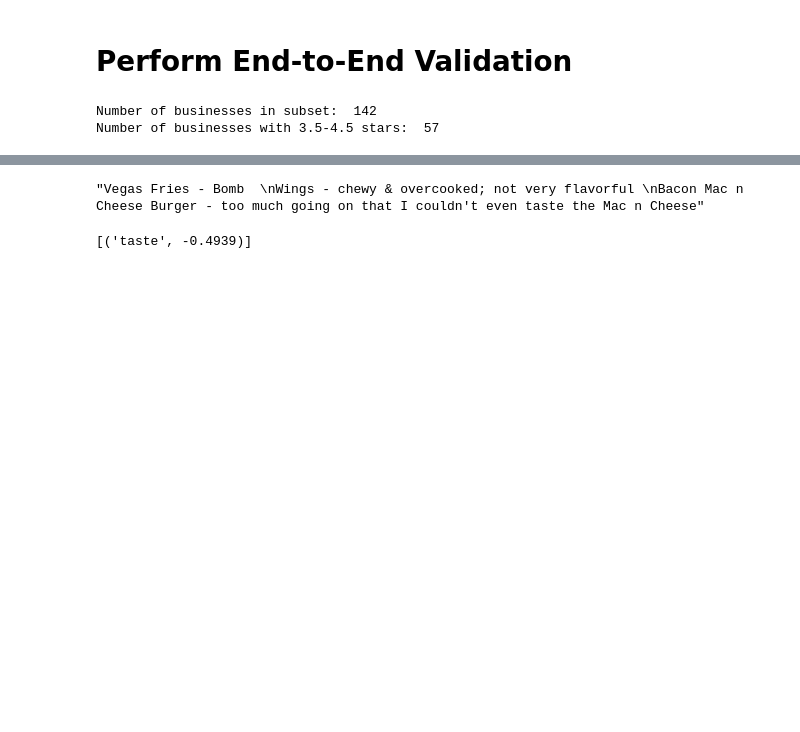
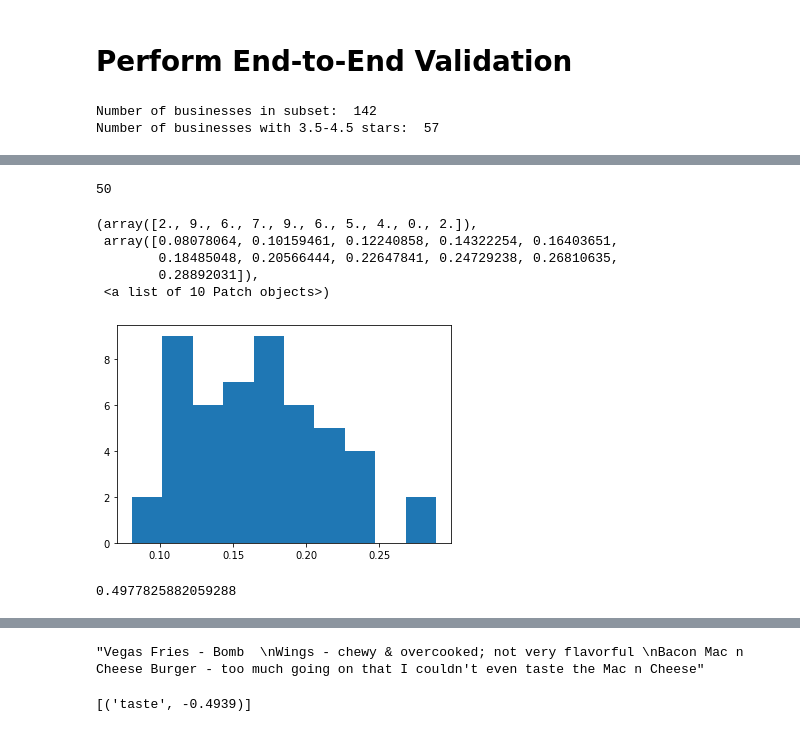
Before and after one commit to timjaya/neoway-brand-sentiment, a Jupyter notebook: analysis/final_validation_nico_rule_2.ipynb, the cells around one changed output, grey strips where cells are left out. Saved outputs shown, nothing was run; the diff lists cells and outputs as text; code cells hidden in the pictures; blank space fills up the shorter version.

```diff
--- a/analysis/final_validation_nico_rule_2.ipynb
+++ b/analysis/final_validation_nico_rule_2.ipynb
@@ -597,0 +683,13 @@ Extracting entities from each review...
+# %%
+len(std_bus)
+# %% [output]
+50
+# %%
+plt.hist(std_bus)
+# %% [output]
+(array([2., 9., 6., 7., 9., 6., 5., 4., 0., 2.]),
+ array([0.08078064, 0.10159461, 0.12240858, 0.14322254, 0.16403651,
+        0.18485048, 0.20566444, 0.22647841, 0.24729238, 0.26810635,
+        0.28892031]),
+ <a list of 10 Patch objects>)
+[figure, added]
@@ -597,0 +698,5 @@ Extracting entities from each review...
+# %%
+from itertools import compress
+np.mean(list(compress(correlation_scores, boolean)))
+# %% [output]
+0.4977825882059288
```
Also changed, not shown: parts of 7 cells of this notebook, 7 other files.
